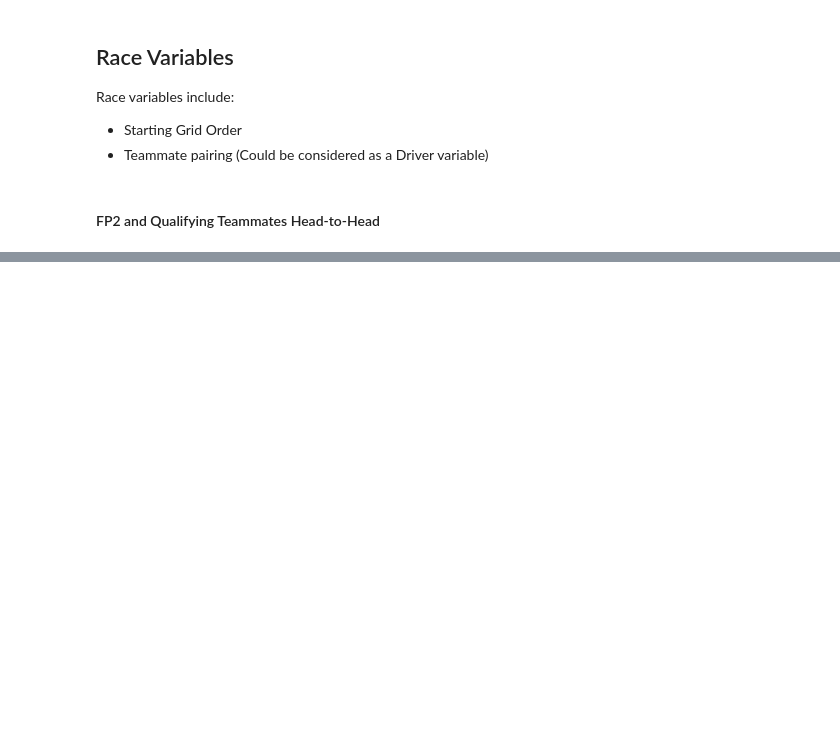
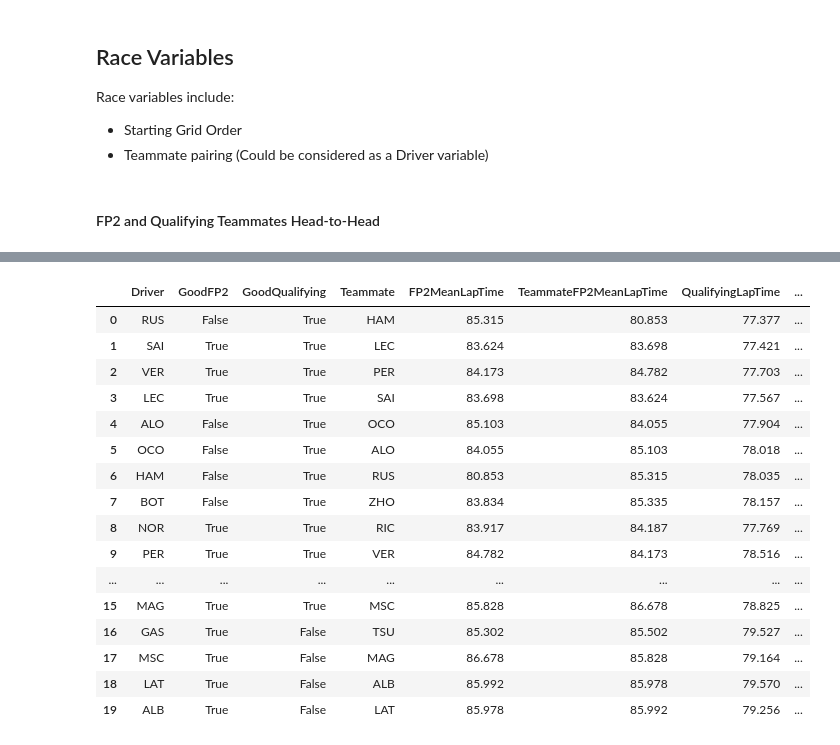
Before and after one commit to Kmanchine/FormulaOneRaceSimulator, a Jupyter notebook: RaceSim.ipynb, the cells around one changed output, grey strips where cells are left out. Drawn from its saved outputs; the diff is of its cells as text; code cells hidden in the pictures; blank space fills up the shorter version.

```diff
--- a/RaceSim.ipynb
+++ b/RaceSim.ipynb
@@ -266,0 +252,50 @@ teammates_h2h
+# %%
+MAX_GAP_VALUE = 20
+
+for driver in TEAMMATE_PAIRS_DICT.keys():
+    self_row = teammates_h2h[teammates_h2h['Driver'] == driver]
+
+    # Qualifying
+    self_q_time = float(self_row.QualifyingLapTime)
+    min_q_time = min(teammates_h2h.QualifyingLapTime)
+    quali_gap = min(self_q_time - min_q_time, MAX_GAP_VALUE)
+
+    # FP2
+    self_fp2_time = float(self_row.BaseTime)
+    min_fp2_time =  min(teammates_h2h.BaseTime)
+
+    fp2_gap = min(self_fp2_time - min_fp2_time , MAX_GAP_VALUE)
+
+    good_fp2 = self_row.GoodFP2.iloc[0]
+    good_quali = self_row.GoodQualifying.iloc[0]
+    if good_fp2 or good_quali:
+        teammates_h2h.loc[teammates_h2h['Driver'] == driver, 'LongRunEstimate'] = \
+            min(teammates_h2h.BaseTime) + good_fp2 * (1 - 0.5 * good_quali) * fp2_gap + good_quali * (1 - 0.5 * good_fp2) * quali_gap
+    else:
+        teammate_row = teammates_h2h[teammates_h2h['Driver'] == TEAMMATE_PAIRS_DICT[driver]]
+        fp2_gap = min(float(teammate_row.BaseTime) - min_fp2_time + 1, MAX_GAP_VALUE)
+        quali_gap =  min(float(teammate_row.BaseTime) - min_q_time + 1, MAX_GAP_VALUE)
+        teammates_h2h.loc[teammates_h2h['Driver'] == driver, 'LongRunEstimate'] = \
+            min(teammates_h2h.BaseTime) + (1 - 0.5 * (quali_gap < 10)) * fp2_gap + good_quali * (1 - 0.5 * (fp2_gap < 10)) * quali_gap
+
+
+teammates_h2h = teammates_h2h.sort_values('LongRunEstimate').reset_index(drop=True)
+teammates_h2h
+# %% [output]
+|  | Driver | GoodFP2 | GoodQualifying | Teammate | FP2MeanLapTime | TeammateFP2MeanLapTime | QualifyingLapTime | ... |
+| 0 | RUS | False | True | HAM | 85.315 | 80.853 | 77.377 | ... |
+| 1 | SAI | True | True | LEC | 83.624 | 83.698 | 77.421 | ... |
+| 2 | VER | True | True | PER | 84.173 | 84.782 | 77.703 | ... |
+| 3 | LEC | True | True | SAI | 83.698 | 83.624 | 77.567 | ... |
+| 4 | ALO | False | True | OCO | 85.103 | 84.055 | 77.904 | ... |
+| 5 | OCO | False | True | ALO | 84.055 | 85.103 | 78.018 | ... |
+| 6 | HAM | False | True | RUS | 80.853 | 85.315 | 78.035 | ... |
+| 7 | BOT | False | True | ZHO | 83.834 | 85.335 | 78.157 | ... |
+| 8 | NOR | True | True | RIC | 83.917 | 84.187 | 77.769 | ... |
+| 9 | PER | True | True | VER | 84.782 | 84.173 | 78.516 | ... |
+| ... | ... | ... | ... | ... | ... | ... | ... | ... |
+| 15 | MAG | True | True | MSC | 85.828 | 86.678 | 78.825 | ... |
+| 16 | GAS | True | False | TSU | 85.302 | 85.502 | 79.527 | ... |
+| 17 | MSC | True | False | MAG | 86.678 | 85.828 | 79.164 | ... |
+| 18 | LAT | True | False | ALB | 85.992 | 85.978 | 79.570 | ... |
+| 19 | ALB | True | False | LAT | 85.978 | 85.992 | 79.256 | ... |
```
Also changed, not shown: parts of 8 cells of this notebook.
